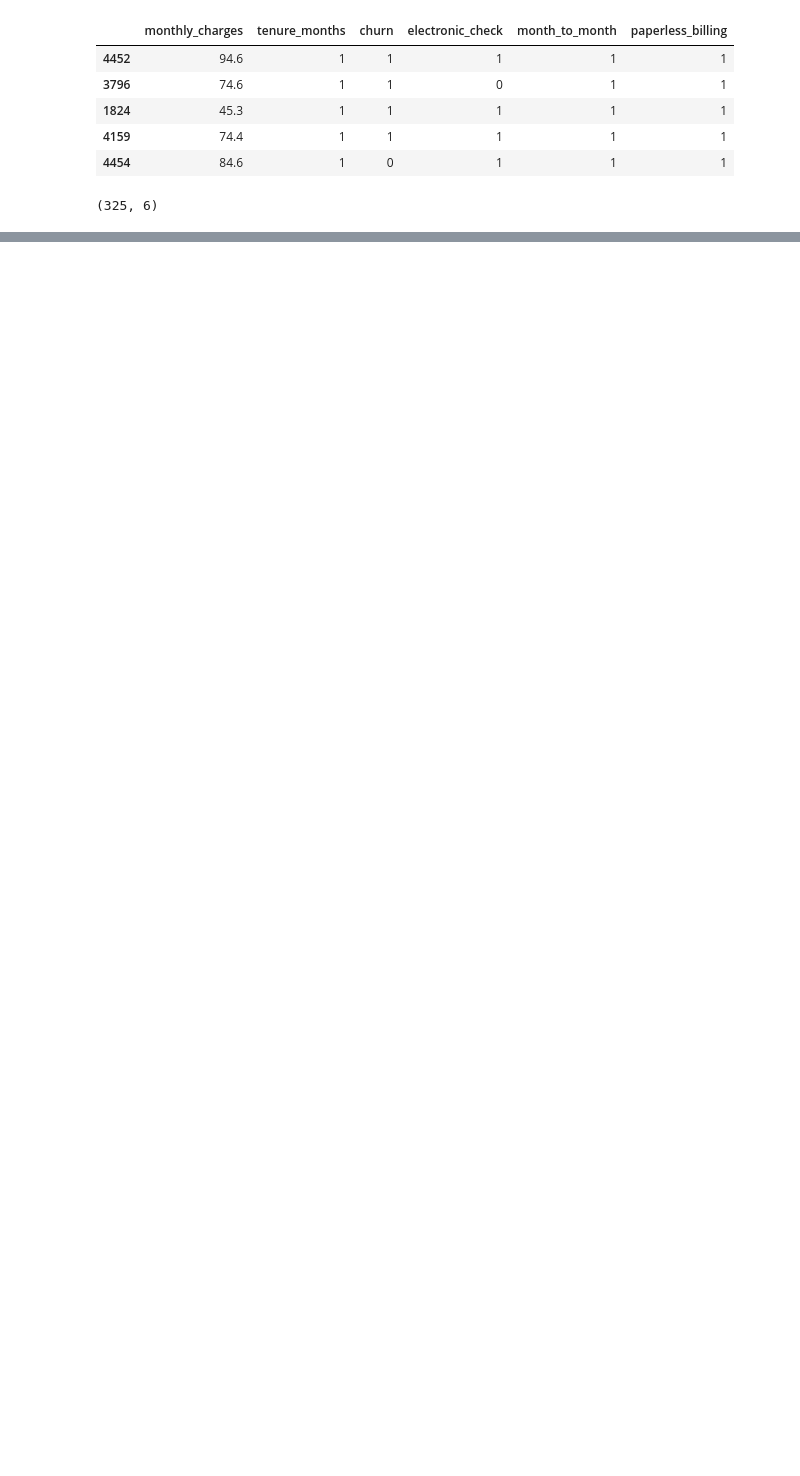
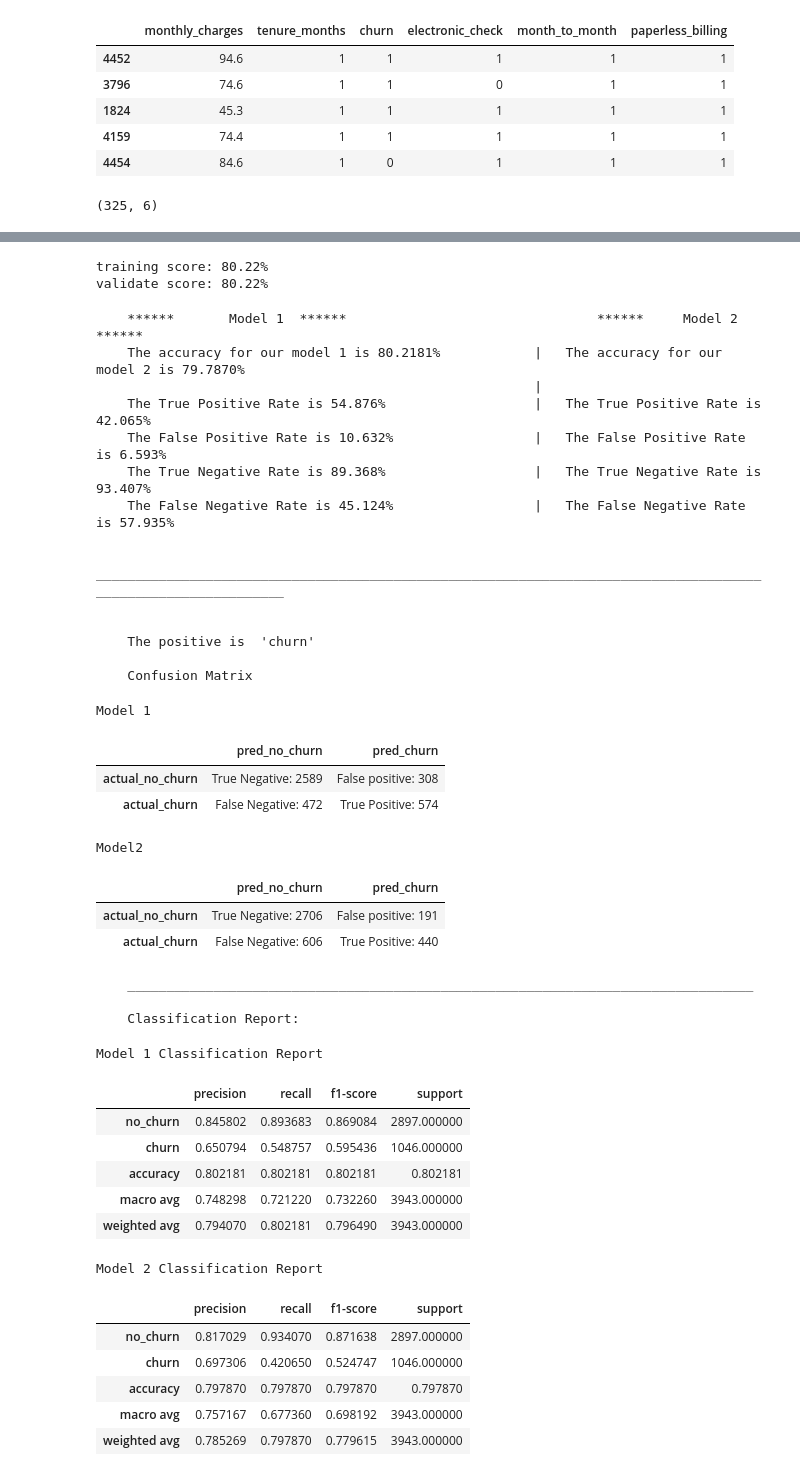
Before and after one commit to cindyvillanuevads/telco_classification_project, a Jupyter notebook: final_notebook_project.ipynb, the cells around one changed output, grey strips where cells are left out. Drawn from its saved outputs; the diff is of its cells as text; code cells hidden in the pictures; blank space fills up the shorter version.

```diff
--- a/final_notebook_project.ipynb
+++ b/final_notebook_project.ipynb
@@ -340,0 +507,9 @@ dtype: float64
+# %%
+# create the model
+model_dtl= DecisionTreeClassifier(max_depth=3)
+# fit the model
+model_dtl.fit(X_train[columns], y_train)
+
+# look at the model scores for training set and validate set
+print(f'training score: {model_dtl.score(X_train[columns], y_train):.2%}')
+print(f'validate score: {model_dtl.score(X_validate[columns], y_validate):.2%}')
@@ -340,0 +521,8 @@ dtype: float64
+# %%
+# create the Random Forest Model
+model_rf2 = RandomForestClassifier(min_samples_leaf=4, max_depth=4, random_state=1349)
+# fit the thing
+model_rf2.fit(X_train[columns], y_train)
+# look at the model scores for training set and validate set
+print(f'training score: {model_rf2.score(X_train[columns], y_train):.2%}')
+print(f'validate score: {model_rf2.score(X_validate[columns], y_validate):.2%}')
@@ -340,0 +534,5 @@ dtype: float64
+# %%
+knn = KNeighborsClassifier(n_neighbors=14)
+knn.fit(X_train[columns], y_train)
+print(f'training score: {knn.score(X_train[columns], y_train):.2%}')
+print(f'validate score: {knn.score(X_validate[columns], y_validate):.2%}')
@@ -340,0 +544,52 @@ dtype: float64
+# %%
+
+model_lr1 =LogisticRegression(C=1.0 , random_state=123)
+model_lr1.fit(X_train[columns], y_train)
+print(f'training score: {model_lr1.score(X_train[columns], y_train):.2%}')
+print(f'validate score: {model_lr1.score(X_validate[columns], y_validate):.2%}')
+# %% [output]
+training score: 80.22%
+validate score: 80.22%
+# %%
+#comparing my 2 best models
+model_func.compare(model_lr1, model_rf2, X_validate[columns], y_validate)
+# %% [output]
+    ******       Model 1  ******                                ******     Model 2  ******
+    The accuracy for our model 1 is 80.2181%            |   The accuracy for our model 2 is 79.7870%
+                                                        |
+    The True Positive Rate is 54.876%                   |   The True Positive Rate is 42.065%
+    The False Positive Rate is 10.632%                  |   The False Positive Rate is 6.593%
+    The True Negative Rate is 89.368%                   |   The True Negative Rate is 93.407%
+    The False Negative Rate is 45.124%                  |   The False Negative Rate is 57.935%
+
+    _____________________________________________________________________________________________________________
+
+
+    The positive is  'churn'
+
+    Confusion Matrix
+Model 1
+|  | pred_no_churn | pred_churn |
+| actual_no_churn | True Negative: 2589 | False positive: 308 |
+| actual_churn | False Negative: 472 | True Positive: 574 |
+Model2
+|  | pred_no_churn | pred_churn |
+| actual_no_churn | True Negative: 2706 | False positive: 191 |
+| actual_churn | False Negative: 606 | True Positive: 440 |
+    ________________________________________________________________________________
+
+    Classification Report:
+Model 1 Classification Report
+|  | precision | recall | f1-score | support |
+| no_churn | 0.845802 | 0.893683 | 0.869084 | 2897.000000 |
+| churn | 0.650794 | 0.548757 | 0.595436 | 1046.000000 |
+| accuracy | 0.802181 | 0.802181 | 0.802181 | 0.802181 |
+| macro avg | 0.748298 | 0.721220 | 0.732260 | 3943.000000 |
+| weighted avg | 0.794070 | 0.802181 | 0.796490 | 3943.000000 |
+Model 2 Classification Report
+|  | precision | recall | f1-score | support |
+| no_churn | 0.817029 | 0.934070 | 0.871638 | 2897.000000 |
+| churn | 0.697306 | 0.420650 | 0.524747 | 1046.000000 |
+| accuracy | 0.797870 | 0.797870 | 0.797870 | 0.797870 |
+| macro avg | 0.757167 | 0.677360 | 0.698192 | 3943.000000 |
+| weighted avg | 0.785269 | 0.797870 | 0.779615 | 3943.000000 |
```
Also changed, not shown: parts of 46 cells of this notebook.
